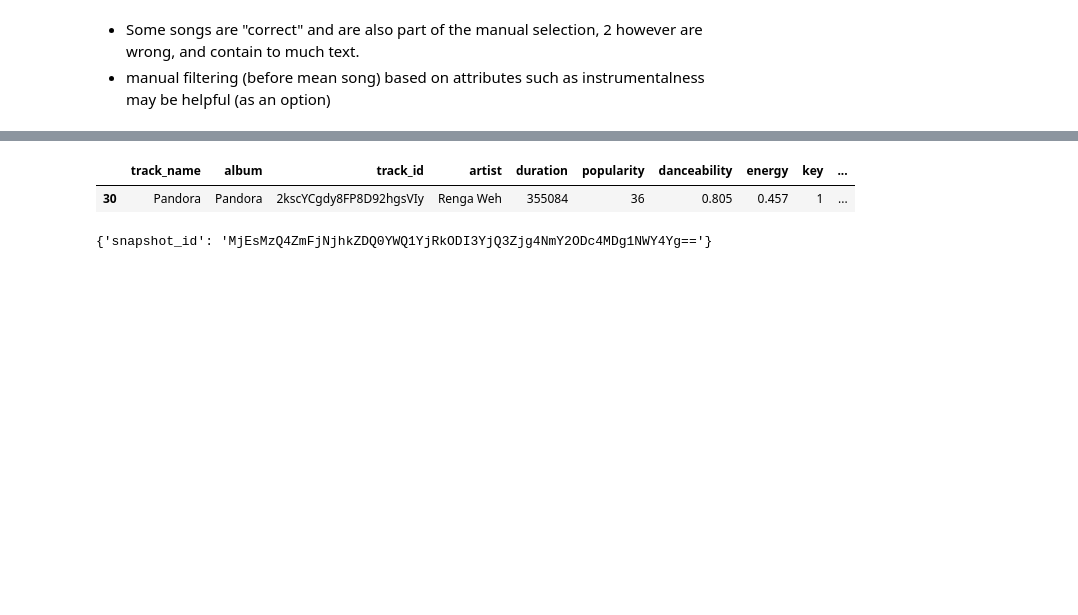
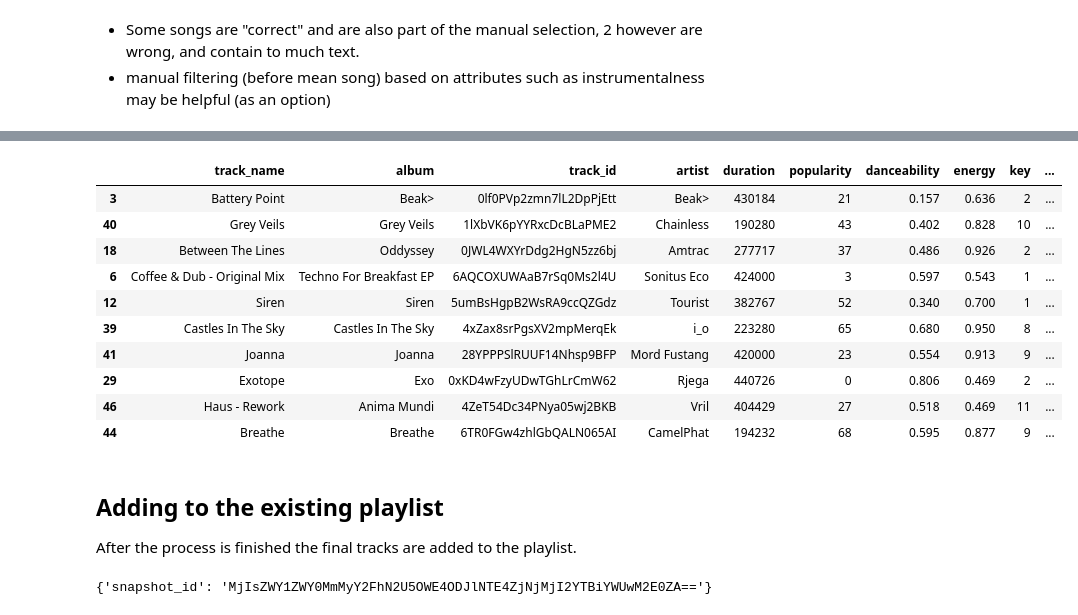
Before and after one commit to MerlinSchaefer/spotify_app, a Jupyter notebook: Playlist-Buddy.ipynb, the cells around one changed output, grey strips where cells are left out. Drawn from its saved outputs; the diff is of its cells as text; code cells hidden in the pictures; blank space fills up the shorter version.

```diff
--- a/Playlist-Buddy.ipynb
+++ b/Playlist-Buddy.ipynb
@@ -407,2 +413,2 @@ final_recomms3
 # %%
-final_recomms_test = filter_with_meansong(mean_song,final_recomms)
+final_recomms = filter_with_meansong(mean_song,final_recomms)
@@ -429,13 +419,27 @@ testScaling_final_recomms
 # %%
-test_final_recomms[test_final_recomms["track_name"] == "Pandora"]
+#test_final_recomms[test_final_recomms["track_name"] == "Pandora"]
-# %% [output]
-|  | track_name | album | track_id | artist | duration | popularity | danceability | energy | key | ... |
-| 30 | Pandora | Pandora | 2kscYCgdy8FP8D92hgsVIy | Renga Weh | 355084 | 36 | 0.805 | 0.457 | 1 | ... |
+# %%
+final_recomms
+# %% [output]
+|  | track_name | album | track_id | artist | duration | popularity | danceability | energy | key | ... |
+| 3 | Battery Point | Beak> | 0lf0PVp2zmn7lL2DpPjEtt | Beak> | 430184 | 21 | 0.157 | 0.636 | 2 | ... |
+| 40 | Grey Veils | Grey Veils | 1lXbVK6pYYRxcDcBLaPME2 | Chainless | 190280 | 43 | 0.402 | 0.828 | 10 | ... |
+| 18 | Between The Lines | Oddyssey | 0JWL4WXYrDdg2HgN5zz6bj | Amtrac | 277717 | 37 | 0.486 | 0.926 | 2 | ... |
+| 6 | Coffee & Dub - Original Mix | Techno For Breakfast EP | 6AQCOXUWAaB7rSq0Ms2l4U | Sonitus Eco | 424000 | 3 | 0.597 | 0.543 | 1 | ... |
+| 12 | Siren | Siren | 5umBsHgpB2WsRA9ccQZGdz | Tourist | 382767 | 52 | 0.340 | 0.700 | 1 | ... |
+| 39 | Castles In The Sky | Castles In The Sky | 4xZax8srPgsXV2mpMerqEk | i_o | 223280 | 65 | 0.680 | 0.950 | 8 | ... |
+| 41 | Joanna | Joanna | 28YPPPSlRUUF14Nhsp9BFP | Mord Fustang | 420000 | 23 | 0.554 | 0.913 | 9 | ... |
+| 29 | Exotope | Exo | 0xKD4wFzyUDwTGhLrCmW62 | Rjega | 440726 | 0 | 0.806 | 0.469 | 2 | ... |
+| 46 | Haus - Rework | Anima Mundi | 4ZeT54Dc34PNya05wj2BKB | Vril | 404429 | 27 | 0.518 | 0.469 | 11 | ... |
+| 44 | Breathe | Breathe | 6TR0FGw4zhlGbQALN065AI | CamelPhat | 194232 | 68 | 0.595 | 0.877 | 9 | ... |
+# %% [markdown]
+## Adding to the existing playlist
+After the process is finished the final tracks are added to the playlist.
 # %%
 sp_m.user_playlist_add_tracks(usernames[0],
                               playlist_id="spotify:playlist:4XP9wRGPImiYYiGtsB6Dd3",
-                              tracks = final_recomms3["track_id"].tolist())
+                              tracks = final_recomms["track_id"].tolist())
 # %% [output]
-{'snapshot_id': 'MjEsMzQ4ZmFjNjhkZDQ0YWQ1YjRkODI3YjQ3Zjg4NmY2ODc4MDg1NWY4Yg=='}
+{'snapshot_id': 'MjIsZWY1ZWY0MmMyY2FhN2U5OWE4ODJlNTE4ZjNjMjI2YTBiYWUwM2E0ZA=='}
 # %%
 #this method seemed to work quite well
```
Also changed, not shown: parts of 53 cells of this notebook, 2 other files.
